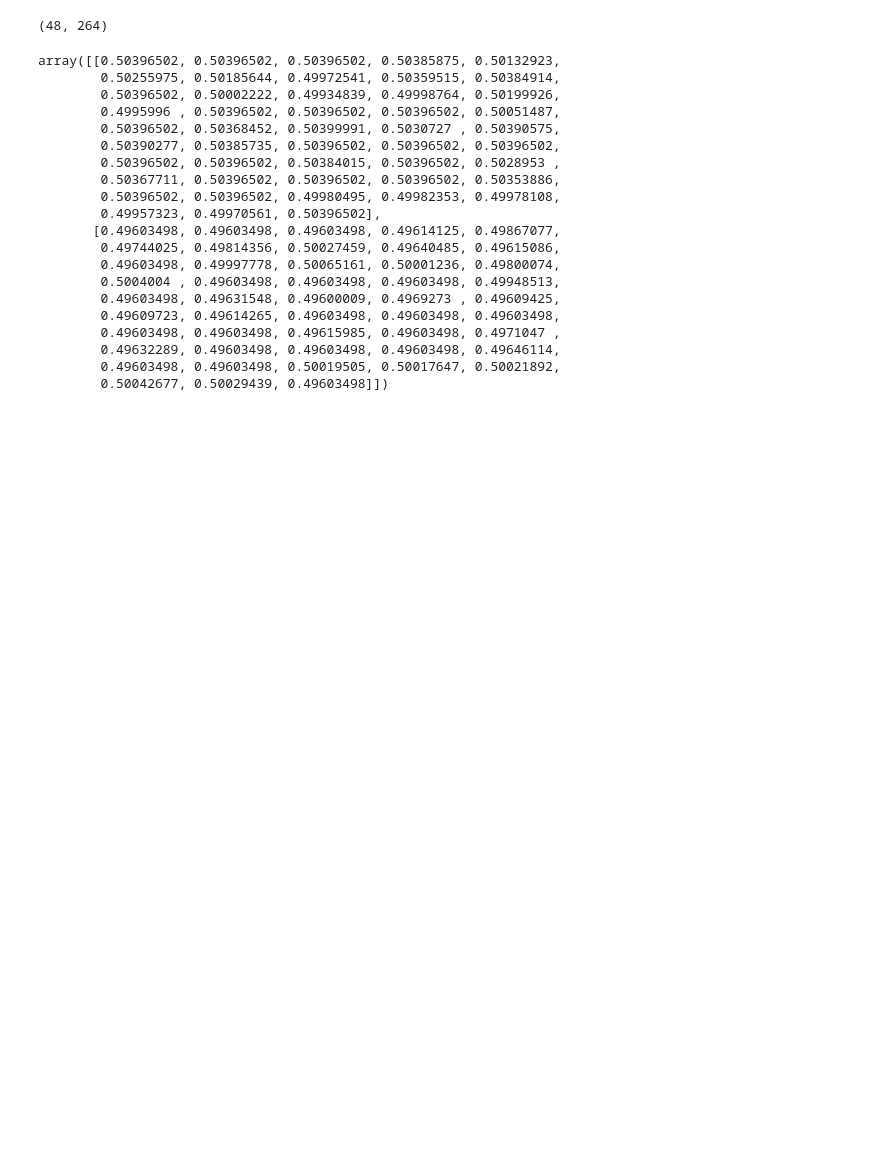
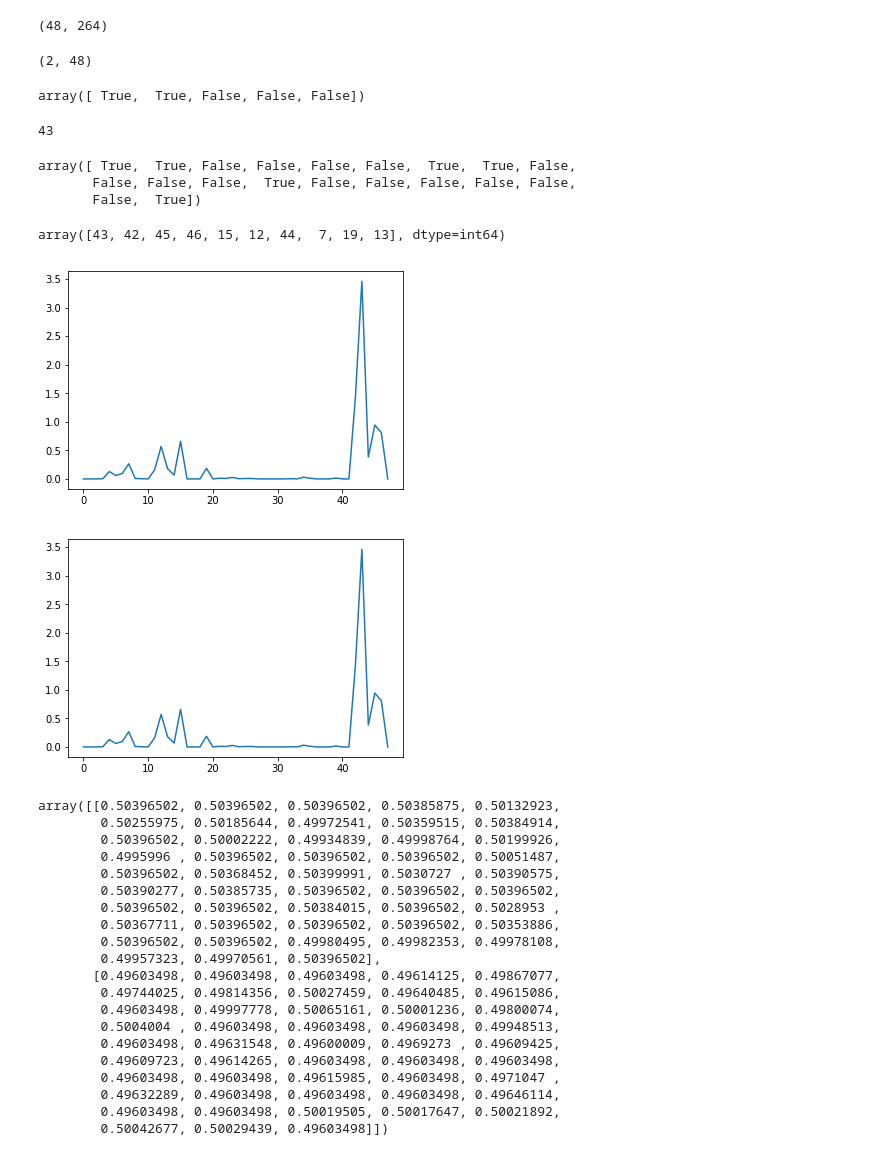
Before and after one commit to cs230-team/bug-mining, a Jupyter notebook: Fuzzy_Clustering_change_distiller.ipynb, the cells around one changed output. Saved outputs shown, nothing was run; the diff lists cells and outputs as text; code cells hidden in the pictures; blank space fills up the shorter version.

```diff
--- a/Fuzzy_Clustering_change_distiller.ipynb
+++ b/Fuzzy_Clustering_change_distiller.ipynb
@@ -19,8 +19,38 @@ my_data.shape
 # %% [output]
 (48, 264)
 # %%
-cntr, u_orig, _, _, _, _, _ = fuzz.cmeans(my_data, 20, 0.2,
-                                          error = 0.25, maxiter = 500)
+cntr, u_orig, _, _, _, _, _ = fuzz.cmeans(my_data, 2, 0.9,
+                                          error = 0.001, maxiter = 10000)
+# %%
+cntr.shape
+# %% [output]
+(2, 48)
+# %%
+cntr[0, 40:45] == cntr[1, 40:45]
+# %% [output]
+array([ True,  True, False, False, False])
+# %%
+np.argmax(cntr[0])
+# %% [output]
+43
+# %%
+cntr[0].argsort()[-20:][::-1] == cntr[1].argsort()[-20:][::-1]
+# %% [output]
+array([ True,  True, False, False, False, False,  True,  True, False,
+       False, False, False,  True, False, False, False, False, False,
+       False,  True])
+# %%
+cntr[1].argsort()[-10:][::-1]
+# %% [output]
+array([43, 42, 45, 46, 15, 12, 44,  7, 19, 13], dtype=int64)
+# %%
+for j in range(2):
+    plt.figure()
+    plt.plot([i for i in range(48)], cntr[j])
+    plt.show()
+# %% [output]
+[figure, added]
+[figure, added]
 # %%
 import matplotlib.pyplot as plt
 # %%
```
Also changed, not shown: parts of 2 cells of this notebook.
